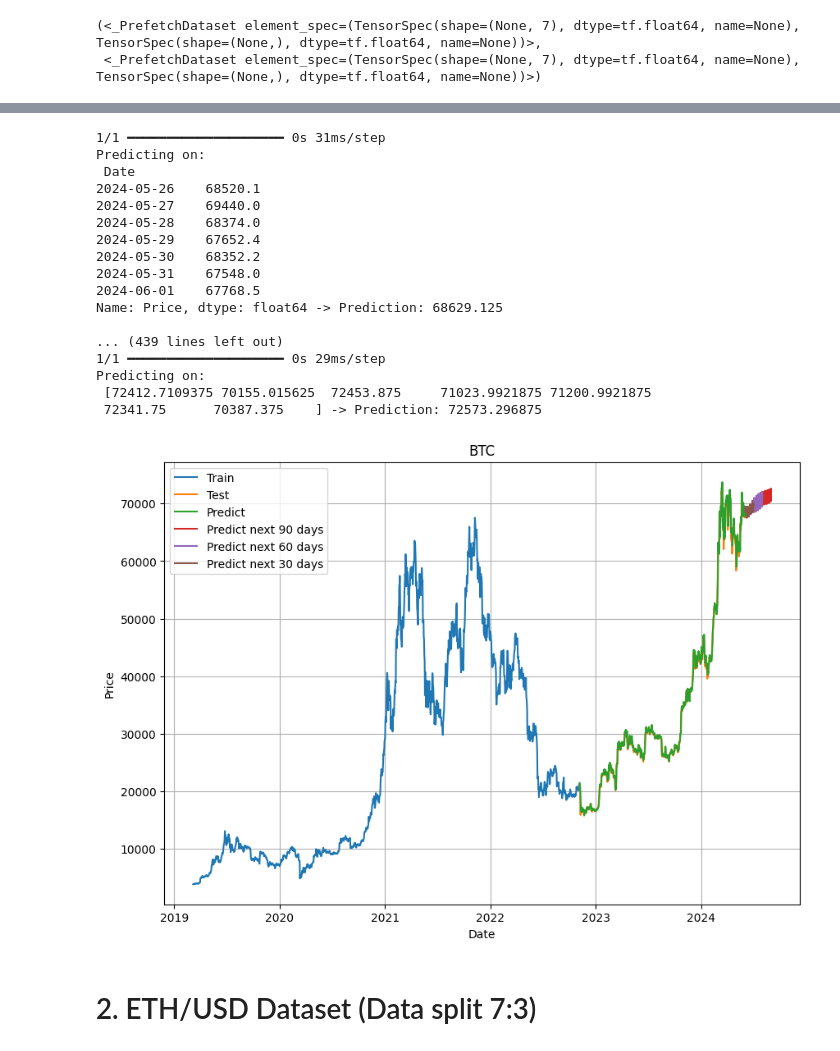
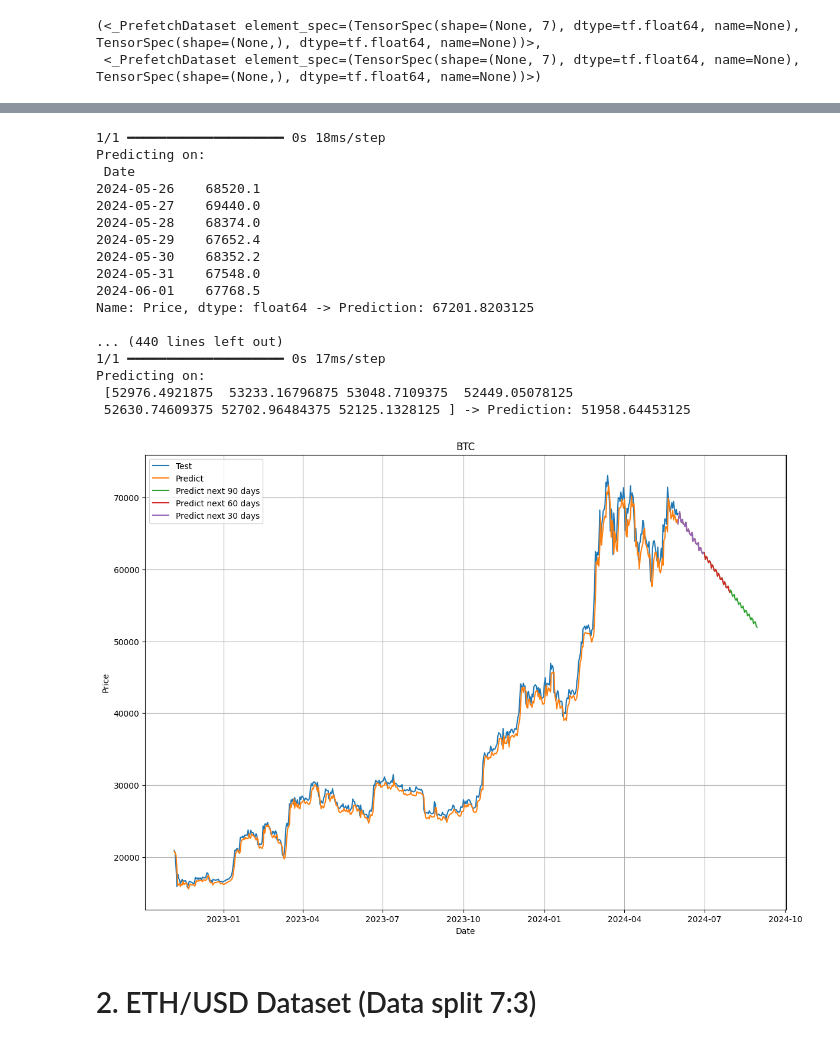
Before and after one commit to UIT21522336/IS403_O22_HTCL_10, a Jupyter notebook: Model/Team10_NBEATS.ipynb, the cells around one changed output, grey strips where cells are left out. Drawn from its saved outputs; the diff is of its cells as text; code cells hidden in the pictures.

Commit message:
edit report (NBEATS, References), edit model LSTM, NBEATS

```diff
--- a/Model/Team10_NBEATS.ipynb
+++ b/Model/Team10_NBEATS.ipynb
@@ -89,7 +89,7 @@ test_labels_dataset = tf.data.Dataset.from_tensor_slices(y_test)
 train_dataset = tf.data.Dataset.zip((train_features_dataset, train_labels_dataset))
 test_dataset = tf.data.Dataset.zip((test_features_dataset, test_labels_dataset))
 
-BATCH_SIZE = 1024
+BATCH_SIZE = 64
 train_dataset = train_dataset.batch(BATCH_SIZE).prefetch(tf.data.AUTOTUNE)
 test_dataset = test_dataset.batch(BATCH_SIZE).prefetch(tf.data.AUTOTUNE)
 
@@ -99,7 +99,7 @@ train_dataset, test_dataset
  <_PrefetchDataset element_spec=(TensorSpec(shape=(None, 7), dtype=tf.float64, name=None), TensorSpec(shape=(None,), dtype=tf.float64, name=None))>)
 # %%
 N_EPOCHS = 100
-N_NEURONS = 512
+N_NEURONS = 50
 N_LAYERS = 4
 N_STACKS = 30
 
@@ -139,13 +139,11 @@ model = tf.keras.Model(inputs=stack_input,
                          outputs=forecast,
                          name="model_N-BEATS")
 
-model.compile(loss="mae",
-                optimizer=tf.keras.optimizers.Adam(0.001),
-                metrics=["mae", "mse"])
+model.compile(optimizer='adam', loss='mean_squared_error')
 
 model.fit(train_dataset,
             epochs=N_EPOCHS,
-            validation_data=test_dataset)
+           verbose=1)
 # %% [output]
 WARNING:tensorflow:From C:\Users\Nhat Minh\AppData\Local\Programs\Python\Python310\lib\site-packages\keras\src\backend\tensorflow\core.py:184: The name tf.placeholder is deprecated. Please use tf.comp ...
 
@@ -208,7 +203,7 @@ future_forecast = make_future_forecast(values=y_test,
                                        into_future=INTO_FUTURE,
                                        window_size=WINDOW_SIZE)
 # %% [output]
-1/1 ━━━━━━━━━━━━━━━━━━━━ 0s 31ms/step
+1/1 ━━━━━━━━━━━━━━━━━━━━ 0s 18ms/step
 Predicting on:
  Date
 2024-05-26    68520.1
@@ -218,13 +213,13 @@ Predicting on:
 2024-05-30    68352.2
 2024-05-31    67548.0
 2024-06-01    67768.5
-Name: Price, dtype: float64 -> Prediction: 68629.125
+Name: Price, dtype: float64 -> Prediction: 67201.8203125
 
-... (439 lines left out)
-1/1 ━━━━━━━━━━━━━━━━━━━━ 0s 29ms/step
+... (440 lines left out)
+1/1 ━━━━━━━━━━━━━━━━━━━━ 0s 17ms/step
 Predicting on:
- [72412.7109375 70155.015625  72453.875     71023.9921875 71200.9921875
- 72341.75      70387.375    ] -> Prediction: 72573.296875
+ [52976.4921875  53233.16796875 53048.7109375  52449.05078125
+ 52630.74609375 52702.96484375 52125.1328125 ] -> Prediction: 51958.64453125
 # %%
 def get_future_dates(start_date, into_future, offset=1):
   start_date = start_date + np.timedelta64(offset, "D")
@@ -233,26 +228,28 @@ def get_future_dates(start_date, into_future, offset=1):
 # %%
 last_timestep = df.index[-1]
 next_time_steps = get_future_dates(start_date=last_timestep, into_future=INTO_FUTURE)
+# %%
+next_time_steps = np.insert(next_time_steps, 0, last_timestep)
+future_forecast = np.insert(future_forecast, 0, model_preds1[-1])
 # %%
-
 # Visualize time series of actual and predicted values
-plt.figure(figsize=(10, 7))
-plt.plot(X_train1, y_train1, linestyle='-', label='Train')
+plt.figure(figsize=(14, 10))
+#plt.plot(X_train1, y_train1, linestyle='-', label='Train')
 plt.plot(X_test1, y_test1, linestyle='-', label='Test')
 
 plt.plot(X_test1, model_preds1, linestyle='-', label='Predict')
 
 plt.plot(next_time_steps[-90:], future_forecast[-90:], linestyle='-', label='Predict next 90 days')
 plt.plot(next_time_steps[:60], future_forecast[:60], linestyle='-', label='Predict next 60 days')
 plt.plot(next_time_steps[:30], future_forecast[:30], linestyle='-', label='Predict next 30 days')
 plt.title('BTC')
 plt.xlabel('Date')
 plt.ylabel('Price')
 plt.legend()
 plt.grid(True)
 plt.show()
 # %% [output]
-[figure, old version]
+[figure, new version]
 # %% [markdown]
 # 2. ETH/USD Dataset (Data split 7:3)
 # %%
```
Also changed, not shown: parts of 59 cells of this notebook, 5 other files.
